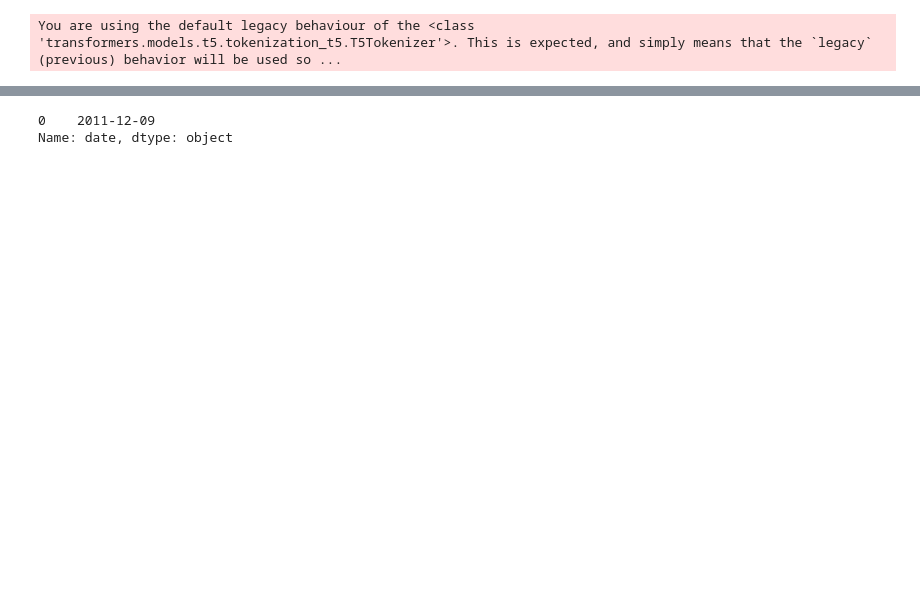
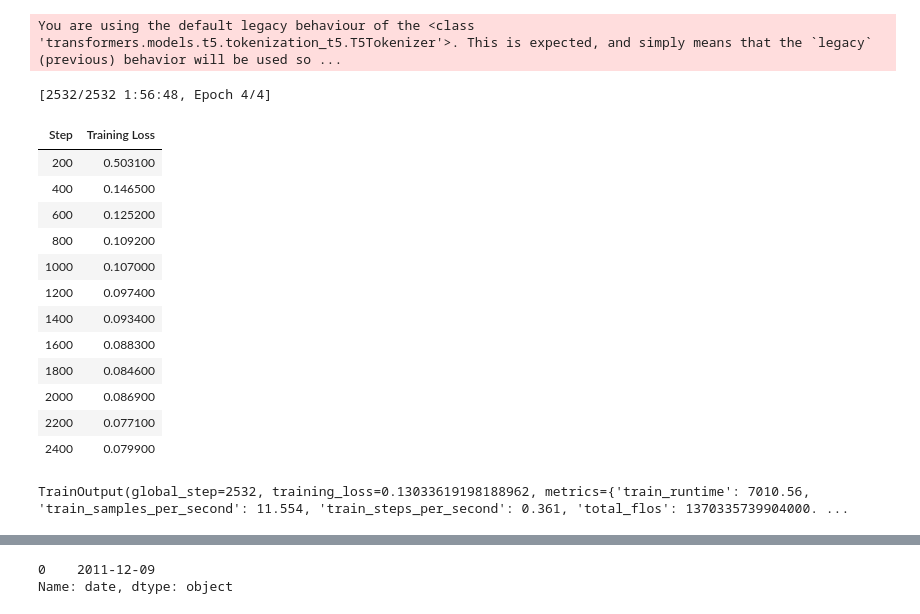
Before and after one commit to thanhnam412/data_science_project, a Jupyter notebook: data_science_ecommerce/src/notebooks/modeling/date_detect.ipynb, the cells around one changed output, grey strips where cells are left out. Saved outputs shown, nothing was run; the diff lists cells and outputs as text; code cells hidden in the pictures; blank space fills up the shorter version.

```diff
--- a/data_science_ecommerce/src/notebooks/modeling/date_detect.ipynb
+++ b/data_science_ecommerce/src/notebooks/modeling/date_detect.ipynb
@@ -44,28 +44,44 @@ You are using the default legacy behaviour of the <class 'transformers.models.t5
 # %%
 from transformers import T5ForConditionalGeneration, T5Tokenizer
 from transformers import TrainingArguments, Trainer
 
 model = T5ForConditionalGeneration.from_pretrained("t5-small")
 
 training_args = TrainingArguments(
     output_dir="date-normalizer",
     num_train_epochs=4,
     per_device_train_batch_size=32,
     per_device_eval_batch_size=32,
     learning_rate=3e-4,
     logging_steps=200,
     use_cpu=True,
     no_cuda=True
 )
 
 trainer = Trainer(
     model=model,
     args=training_args,
     train_dataset=dataset["train"],
     eval_dataset=dataset["val"],
 )
 
-trainer.train(resume_from_checkpoint="date-normalizer/checkpoint-3000")
+trainer.train()
+# %% [output]
+[2532/2532 1:56:48, Epoch 4/4]
+| Step | Training Loss |
+| 200 | 0.503100 |
+| 400 | 0.146500 |
+| 600 | 0.125200 |
+| 800 | 0.109200 |
+| 1000 | 0.107000 |
+| 1200 | 0.097400 |
+| 1400 | 0.093400 |
+| 1600 | 0.088300 |
+| 1800 | 0.084600 |
+| 2000 | 0.086900 |
+| 2200 | 0.077100 |
+| 2400 | 0.079900 |
+TrainOutput(global_step=2532, training_loss=0.13033619198188962, metrics={'train_runtime': 7010.56, 'train_samples_per_second': 11.554, 'train_steps_per_second': 0.361, 'total_flos': 1370335739904000. ...
 # %%
 def normalize_date(text: str):
     inputs = tokenizer(text, return_tensors="pt")
```
Also changed, not shown: parts of 3 cells of this notebook, 13 other files.
